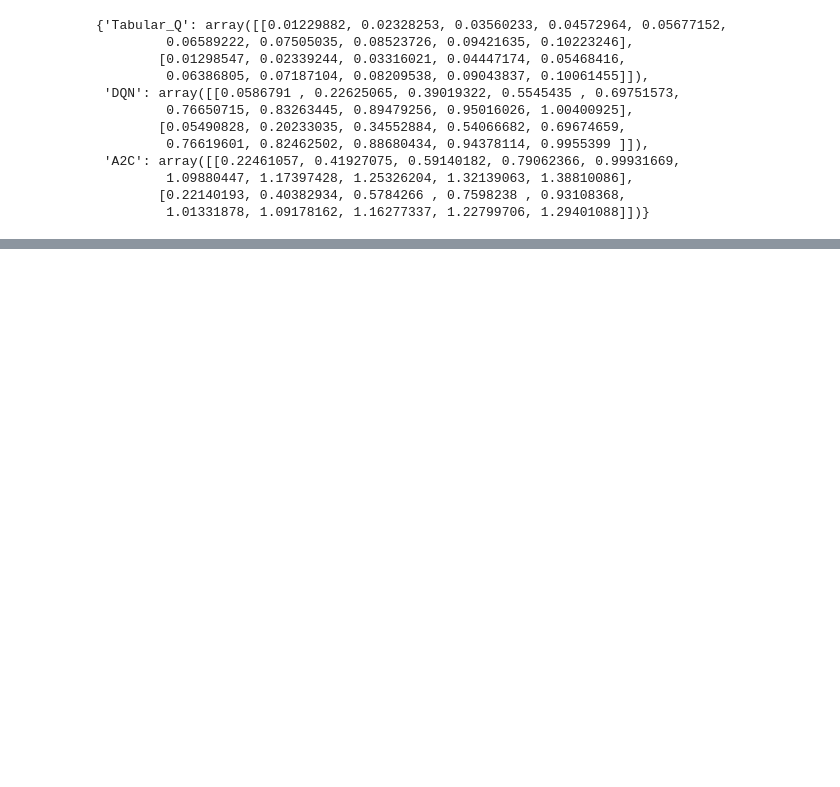
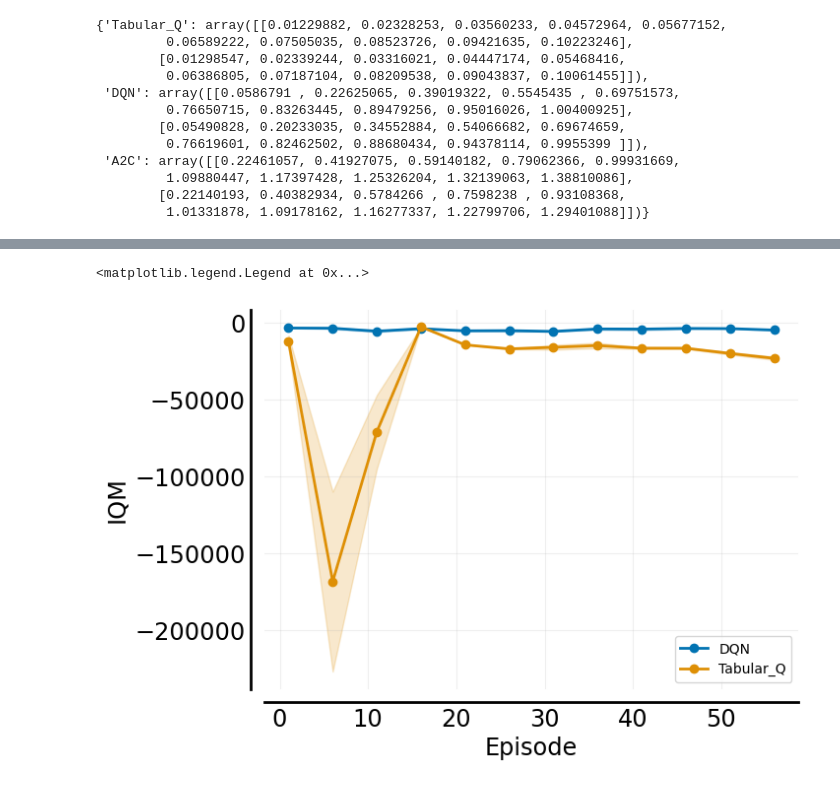
Before and after one commit to iftahtsdaka/iftah-eran-sdmrl, a Jupyter notebook: eran_temp_work/version_2/iftah-project.ipynb, the cells around one changed output, grey strips where cells are left out. Cells and saved outputs as stored; diff of their text form; code cells hidden in the pictures; blank space fills up the shorter version.

```diff
--- a/eran_temp_work/version_2/iftah-project.ipynb
+++ b/eran_temp_work/version_2/iftah-project.ipynb
@@ -210,28 +27,40 @@ from stable_baselines3.common.vec_env import DummyVecEnv
 from stable_baselines3.common.monitor import Monitor
 
 
-def make_tabular_env(obs_bins=10, act_bins=5):
+def make_tabular_env(time_buckets=10, water_buckets=5, max_cycles=5):
     """
     Creates a tabular Q-learning friendly environment from the continuous
     Pendulum-v1 environment by discretizing both observations and actions.
     """
-    env = gym.make("Pendulum-v1", max_episode_steps=100)
-    env = FlattenDiscreteObservationWrapper(env, n_bins=obs_bins)
-    env = DiscretizedActionWrapper(env, n_bins=act_bins)
+    env = create_env(max_cycles=max_cycles,
+                     time_buckets=time_buckets,
+                     water_buckets=water_buckets,
+                     discrete_actions=True,
+                     discrete_observations=True)
     return Monitor(env, filename='tabular q')
 
-def make_dqn_env(act_bins=5):
+def make_dqn_env(time_buckets=10, water_buckets=5, max_cycles=5):
     """
     Creates a tabular Q-learning friendly environment from the continuous
     Pendulum-v1 environment by discretizing both observations and actions.
     """
-    env = gym.make("Pendulum-v1", max_episode_steps=100)
-    env = DiscretizedActionWrapper(env, n_bins=act_bins)
+    env = create_env(max_cycles=max_cycles,
+                     time_buckets=time_buckets,
+                     water_buckets=water_buckets,
+                     discrete_actions=True,
+                     discrete_observations=False,
+                     normalize_actions=False,
+                     normalize_observations=True)
+
     return Monitor(env, filename='dqn')
 
 
 
-def make_a2c_env():
-    env = gym.make("Pendulum-v1", max_episode_steps=100)
+def make_a2c_env(max_cycles=5):
+    env = create_env(max_cycles=max_cycles,
+                    discrete_actions=False,
+                    discrete_observations=False,
+                    normalize_actions=True,
+                    normalize_observations=True)
     return Monitor(env, filename='a2c')
 # %%
@@ -635,3 +487,13 @@ Text(0.5, 1.0, '')
+# %%
+ax = plot_utils.plot_sample_efficiency_curve(
+    frames+1, iqm_scores, iqm_cis, algorithms=["DQN", "Tabular_Q"],
+    xlabel=r'Episode',
+    ylabel='IQM')
+
+ax.legend(loc='best')
+# %% [output]
+<matplotlib.legend.Legend at 0x...>
+[figure, added]
 # %%
 import gymnasium as gym
 import numpy as np
```
Also changed, not shown: parts of 13 cells of this notebook, 4 other files.
